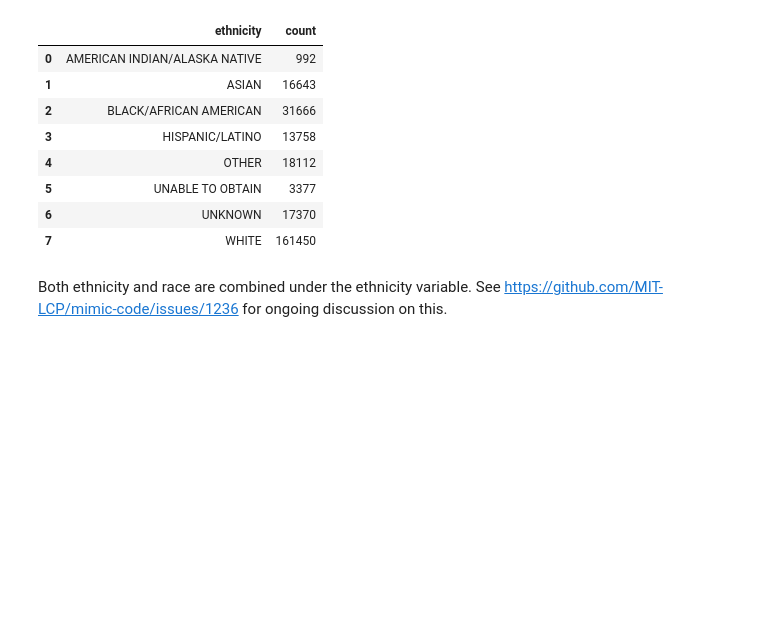
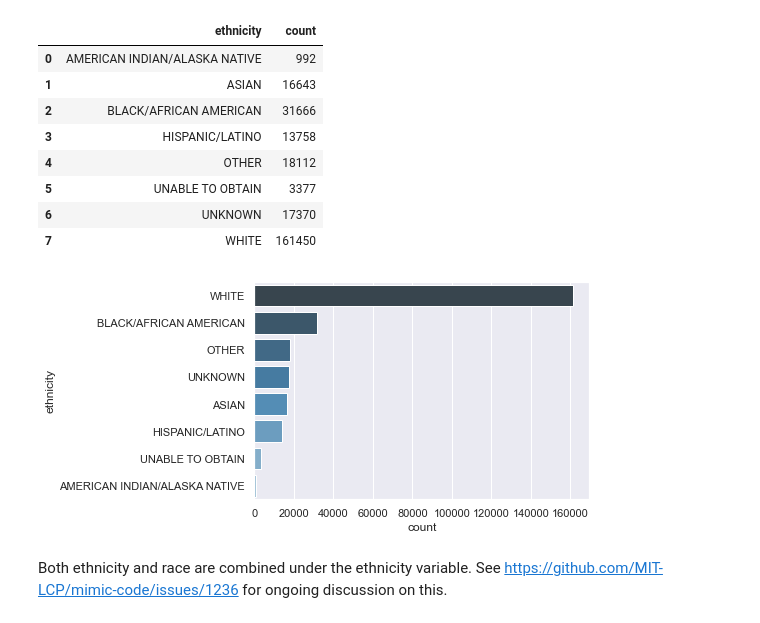
Before and after one commit to marymlucas/mimic_explore, a Jupyter notebook: mimic_explore_1.ipynb, the cells around one changed output. Cells and saved outputs as stored; diff of their text form; code cells hidden in the pictures; blank space fills up the shorter version.

```diff
--- a/mimic_explore_1.ipynb
+++ b/mimic_explore_1.ipynb
@@ -61,5 +69,13 @@ ethnicity_distribution
 | 5 | UNABLE TO OBTAIN | 3377 |
 | 6 | UNKNOWN | 17370 |
 | 7 | WHITE | 161450 |
+# %%
+sns.set(style="darkgrid")
+
+sns.barplot(y='ethnicity', x='count', data=ethnicity_distribution, palette="Blues_d", order=ethnicity_distribution.sort_values('count', ascending=False).ethnicity)
+#plt.xticks(rotation=90)
+plt.show()
+# %% [output]
+[figure, added]
 # %% [markdown]
 Both ethnicity and race are combined under the ethnicity variable. See [https://github.com/MIT-LCP/mimic-code/issues/1236](https://github.com/MIT-LCP/mimic-code/issues/1236) for ongoing discussion on this.
```
Also changed, not shown: parts of 12 cells of this notebook.
